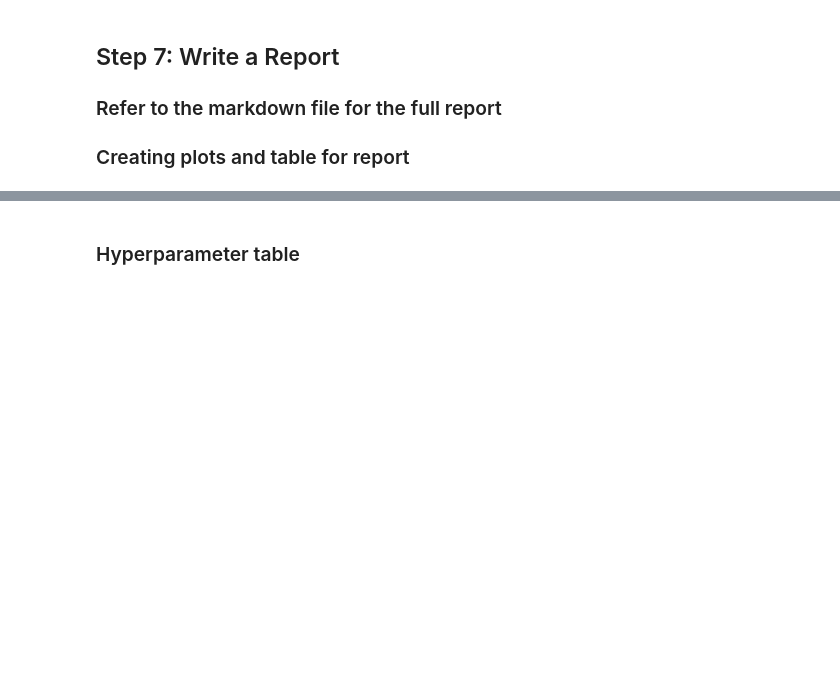
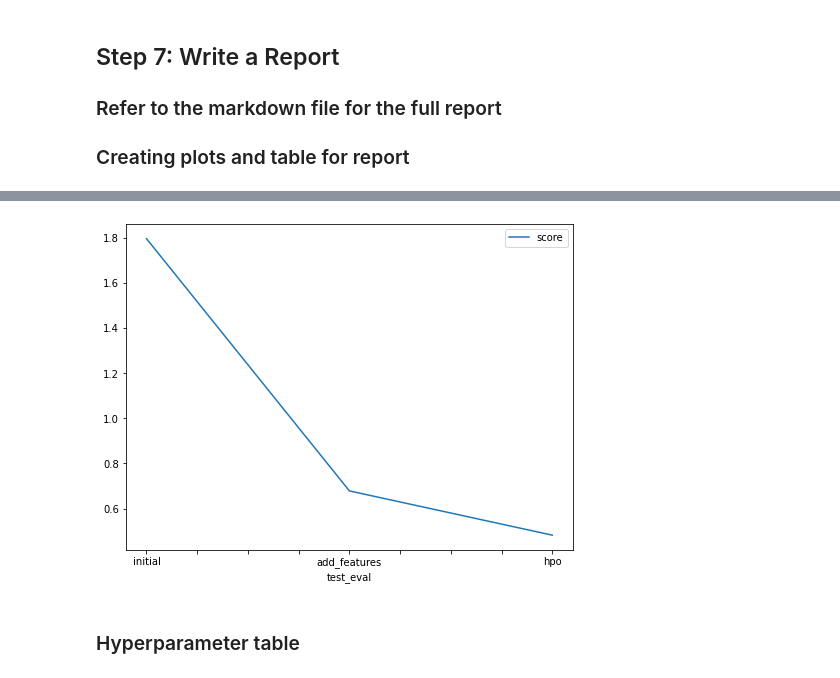
Before and after one commit to prerit18/awsmlv3, a Jupyter notebook: project-template.ipynb, the cells around one changed output, grey strips where cells are left out. Cells and saved outputs as stored; diff of their text form; code cells hidden in the pictures; blank space fills up the shorter version.

```diff
--- a/project-template.ipynb
+++ b/project-template.ipynb
@@ -215,12 +653,14 @@ fig.savefig('model_train_score.png')
 # %%
 # Take the 3 kaggle scores and creating a line plot to show improvement
 fig = pd.DataFrame(
     {
         "test_eval": ["initial", "add_features", "hpo"],
-        "score": [?, ?, ?]
+        "score": [1.79653, 0.67810, 0.48190]
     }
 ).plot(x="test_eval", y="score", figsize=(8, 6)).get_figure()
 fig.savefig('model_test_score.png')
+# %% [output]
+[figure, added]
 # %% [markdown]
 ### Hyperparameter table
 # %%
```
Also changed, not shown: parts of 56 cells of this notebook, 3 other files.
